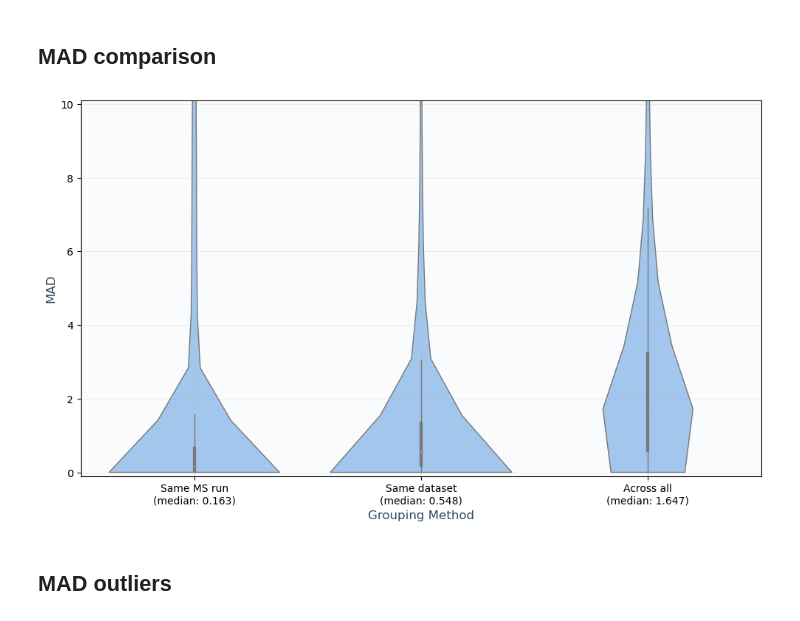
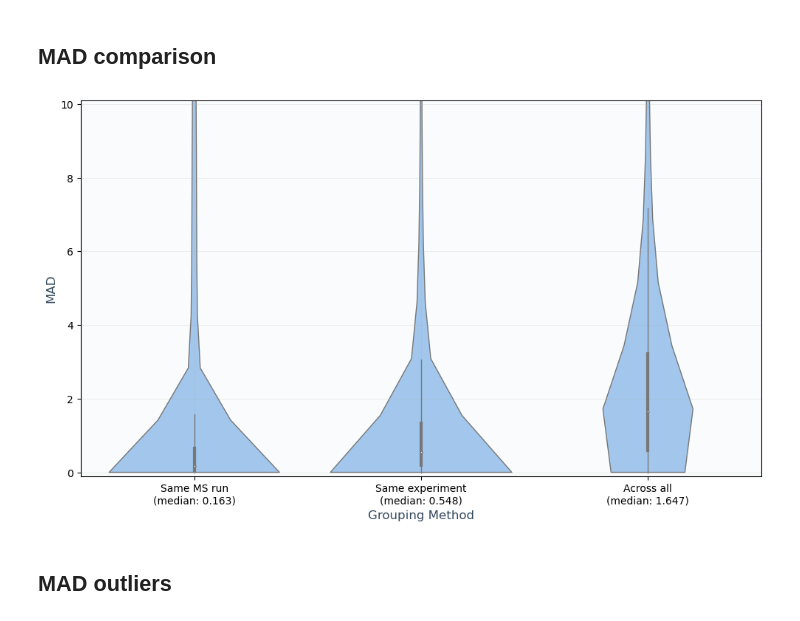
Before and after one commit to WannesLamberts/MTL-peptide-property-prediction-pool, a Jupyter notebook: notebooks/data_analysis/analysis_massive.ipynb, the cells around one changed output. Cells and saved outputs as stored; diff of their text form; code cells hidden in the pictures.

```diff
--- a/notebooks/data_analysis/analysis_massive.ipynb
+++ b/notebooks/data_analysis/analysis_massive.ipynb
@@ -98,9 +98,9 @@ mad_all = df.groupby(['modified_sequence'])['label'].progress_apply(
     lambda x: median_absolute_deviation(x, 2)
 ).dropna()
 # %%
-create_MAD_comparison_violinplot([mad_msrun,mad_dataset,mad_all],["Same MS run","Same dataset","Across all"],title="")
+create_MAD_comparison_violinplot([mad_msrun,mad_dataset,mad_all],["Same MS run","Same experiment","Across all"],title="")
 # %% [output]
-[figure, old version]
+[figure, new version]
 # %% [markdown]
 ## MAD outliers
 # %%
```
